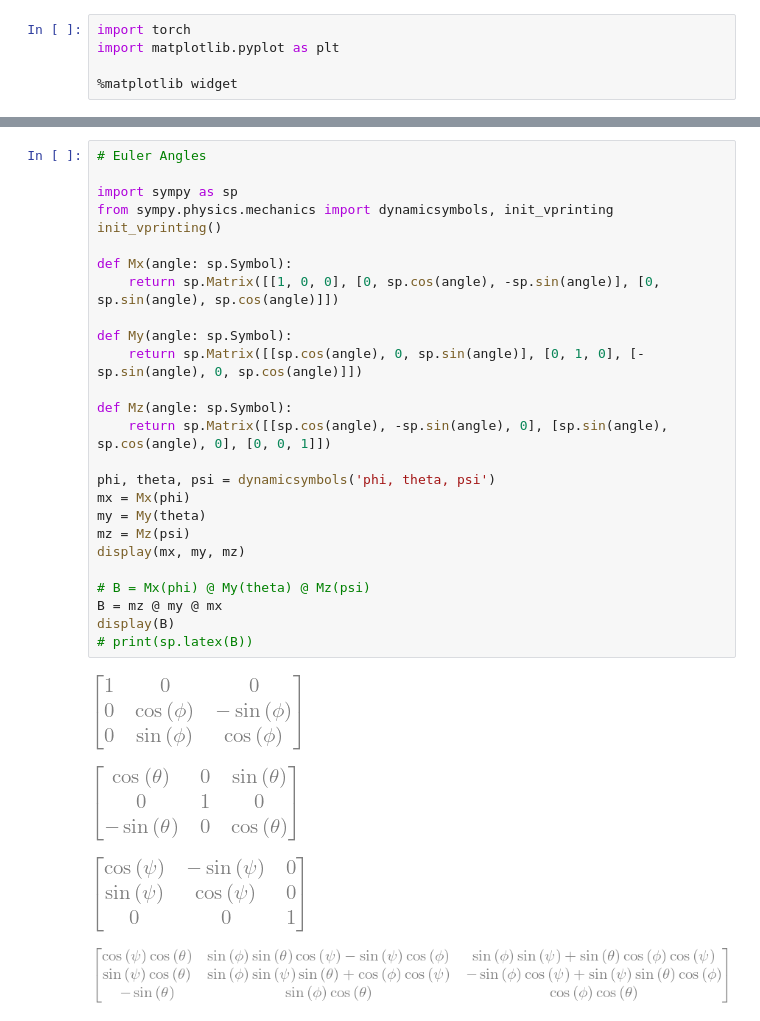
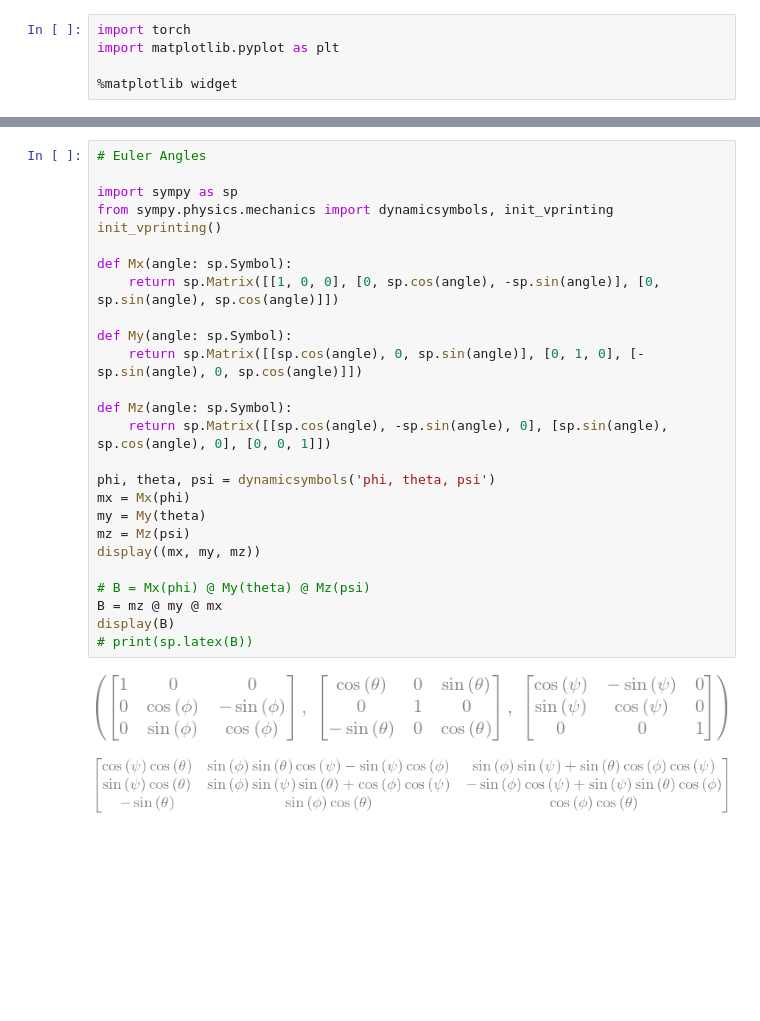
Before and after one commit to msc5/attitudes, a Jupyter notebook: src/view.ipynb, the cells around one changed output, grey strips where cells are left out. Cells and saved outputs as stored; diff of their text form; blank space fills up the shorter version.

```diff
--- a/src/view.ipynb
+++ b/src/view.ipynb
@@ -26,34 +26,32 @@ plt.show()
 # %%
 # Euler Angles
 
 import sympy as sp
 from sympy.physics.mechanics import dynamicsymbols, init_vprinting
 init_vprinting()
 
 def Mx(angle: sp.Symbol):
     return sp.Matrix([[1, 0, 0], [0, sp.cos(angle), -sp.sin(angle)], [0, sp.sin(angle), sp.cos(angle)]])
 
 def My(angle: sp.Symbol):
     return sp.Matrix([[sp.cos(angle), 0, sp.sin(angle)], [0, 1, 0], [-sp.sin(angle), 0, sp.cos(angle)]])
 
 def Mz(angle: sp.Symbol):
     return sp.Matrix([[sp.cos(angle), -sp.sin(angle), 0], [sp.sin(angle), sp.cos(angle), 0], [0, 0, 1]])
 
 phi, theta, psi = dynamicsymbols('phi, theta, psi')
 mx = Mx(phi)
 my = My(theta)
 mz = Mz(psi)
-display(mx, my, mz)
+display((mx, my, mz))
 
 # B = Mx(phi) @ My(theta) @ Mz(psi)
 B = mz @ my @ mx
 display(B)
 # print(sp.latex(B))
 # %% [output]
-[figure, old version]
+[figure, new version]
-[figure, old version]
+[figure, new version]
-[figure, removed]
-[figure, removed]
 # %%
 
 t = sp.symbols('t')
```
Also changed, not shown: parts of 10 cells of this notebook, 6 other files.
